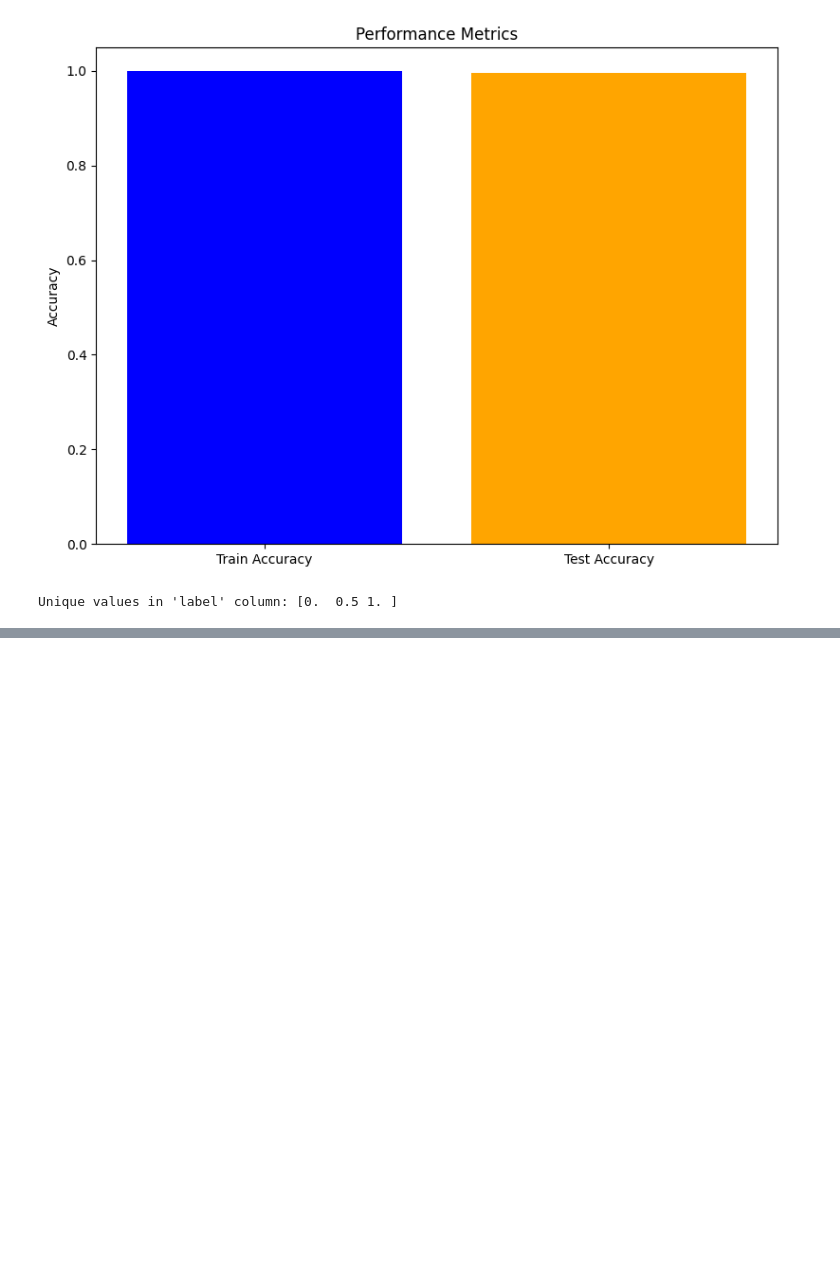
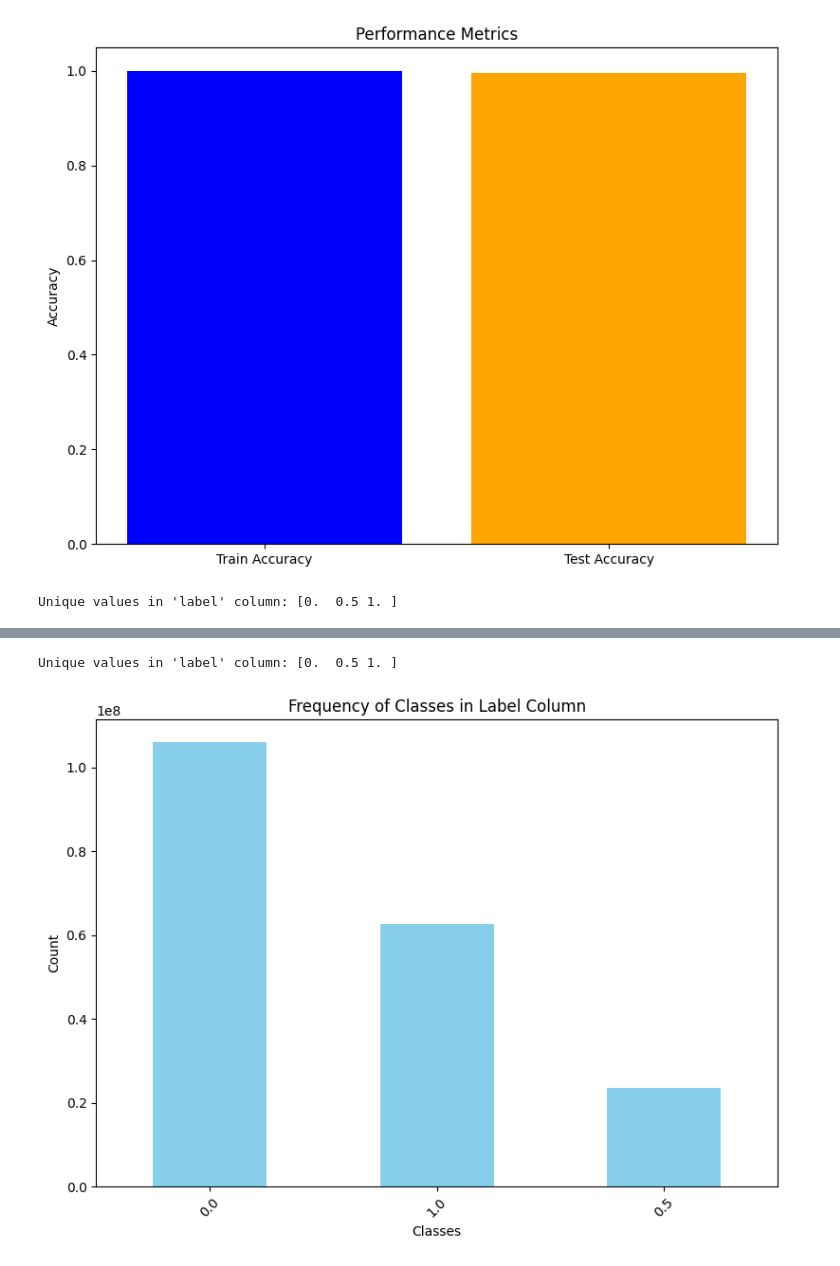
Before and after one commit to BabinRV/Dissertation, a Jupyter notebook: Dissertation_TD_and_IR.ipynb, the cells around one changed output, grey strips where cells are left out. Drawn from its saved outputs; the diff is of its cells as text; code cells hidden in the pictures; blank space fills up the shorter version.

```diff
--- a/Dissertation_TD_and_IR.ipynb
+++ b/Dissertation_TD_and_IR.ipynb
@@ -709,0 +720,12 @@ print(f"Model training completed in {training_time:.2f} seconds.")
+# %%
+import pandas as pd
+fulldata = pd.read_csv('/content/drive/MyDrive/Datasets/full_dataset.csv')
+# %%
+fulldata.rename(columns={'duration': 'label1'}, inplace=True)
+fulldata.rename(columns={'label': 'duration'}, inplace=True)
+fulldata.rename(columns={'label1': 'label'}, inplace=True)
+# %%
+unique_labels = fulldata['label'].unique()
+print(f"Unique values in 'label' column: {unique_labels}")
+# %% [output]
+Unique values in 'label' column: [0.  0.5 1. ]
@@ -709,0 +742,12 @@ print(f"Model training completed in {training_time:.2f} seconds.")
+# %%
+label_counts = fulldata['label'].value_counts()
+plt.figure(figsize=(8, 6))
+label_counts.plot(kind='bar', color='skyblue')
+plt.title('Frequency of Classes in Label Column')
+plt.xlabel('Classes')
+plt.ylabel('Count')
+plt.xticks(rotation=45)
+plt.tight_layout()
+plt.show()
+# %% [output]
+[figure, added]
```
Also changed, not shown: parts of 2 cells of this notebook.
